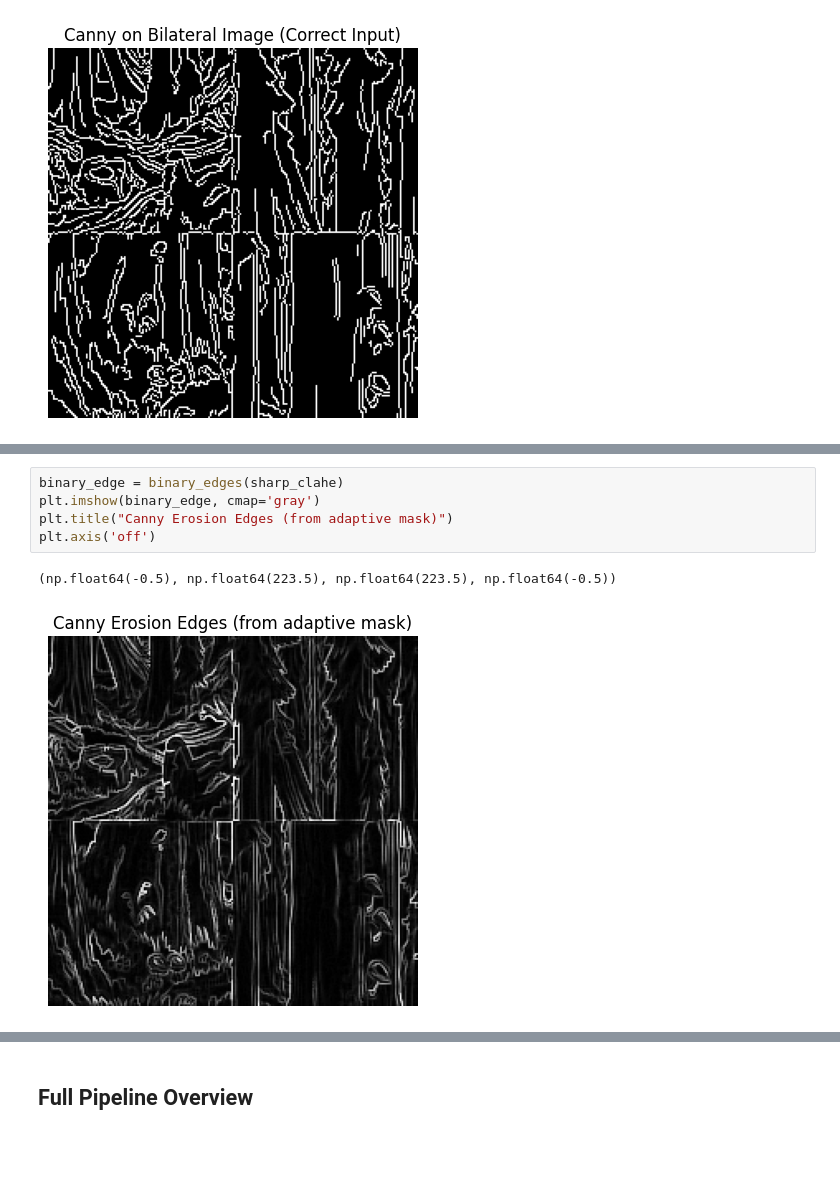
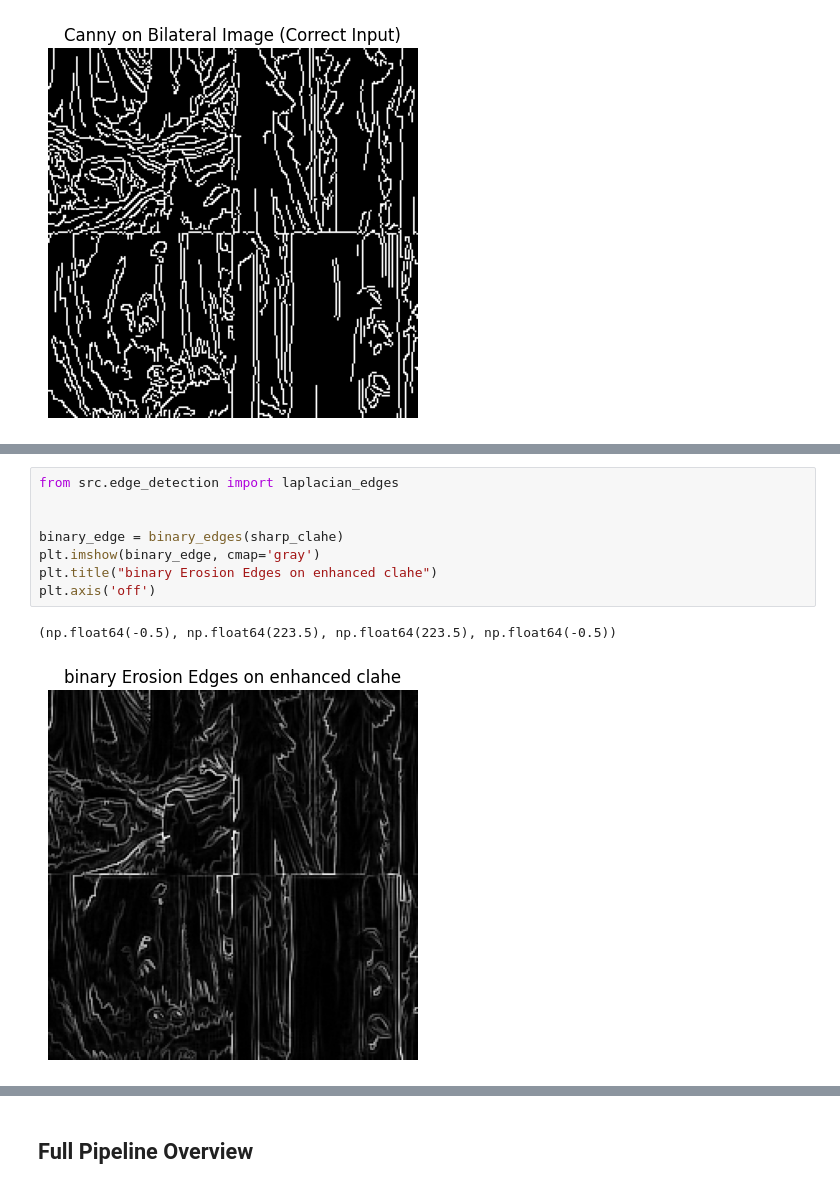
Before and after one commit to 3omar146/puzzle-solver, a Jupyter notebook: full_pipeline_visualization.ipynb, the cells around one changed output, grey strips where cells are left out. Saved outputs shown, nothing was run; the diff lists cells and outputs as text; blank space fills up the shorter version.

```diff
--- a/full_pipeline_visualization.ipynb
+++ b/full_pipeline_visualization.ipynb
@@ -101,11 +101,14 @@ plt.axis('off')
 # %%
+from src.edge_detection import laplacian_edges
+
+
 binary_edge = binary_edges(sharp_clahe)
 plt.imshow(binary_edge, cmap='gray')
-plt.title("Canny Erosion Edges (from adaptive mask)")
+plt.title("binary Erosion Edges on enhanced clahe")
 plt.axis('off')
 # %% [output]
 (np.float64(-0.5), np.float64(223.5), np.float64(223.5), np.float64(-0.5))
-[figure, old version]
+[figure, new version]
 # %%
 binary_edge = canny_edges(adaptive)
 plt.imshow(binary_edge, cmap='gray')
```
Also changed, not shown: parts of 9 cells of this notebook, 2 other files.
